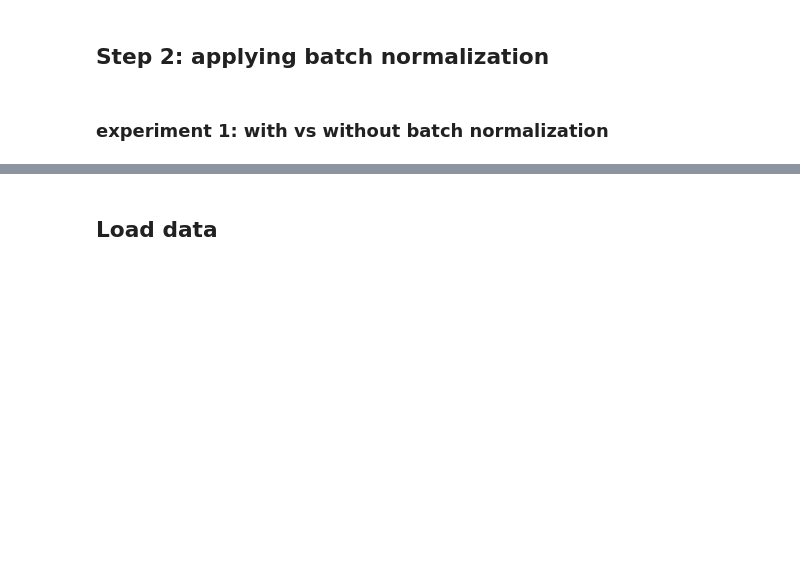
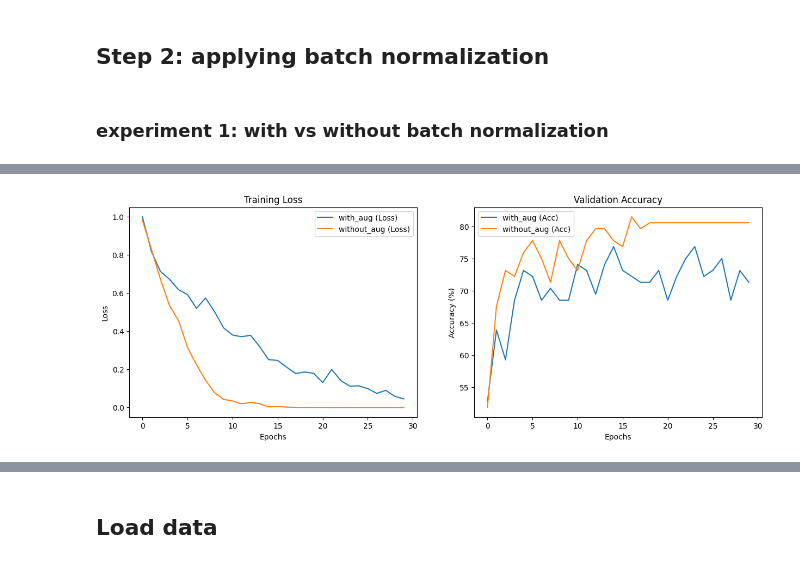
Before and after one commit to shaytoledo/fainting_image_classifier, a Jupyter notebook: final_project_pytorch/main.ipynb, the cells around one changed output, grey strips where cells are left out. Drawn from its saved outputs; the diff is of its cells as text; code cells hidden in the pictures; blank space fills up the shorter version.

```diff
--- a/final_project_pytorch/main.ipynb
+++ b/final_project_pytorch/main.ipynb
@@ -651,0 +709,14 @@ Epoch 30/30 - Loss: 0.1163, Val Acc: 75.93%
+# %%
+train_loader, val_loader = get_loaders(use_augmentation=True)
+model = ShallowCNN()
+with_aug_exp = CNNExperiment(model, train_loader, val_loader)
+with_aug_exp.run(epochs=30, lr=1e-4)
+
+train_loader, val_loader = get_loaders(use_augmentation=False)
+model = ShallowCNN()
+without_aug_exp = CNNExperiment(model, train_loader, val_loader)
+without_aug_exp.run(epochs=30, lr=1e-4)
+
+
+plot_experiment_results([with_aug_exp.history, without_aug_exp.history], ["with_aug", "without_aug"])
+# %% [output]
@@ -651,0 +740 @@ Epoch 30/30 - Loss: 0.1163, Val Acc: 75.93%
+[figure, added]
```
Also changed, not shown: parts of 24 cells of this notebook, 1 other file.
